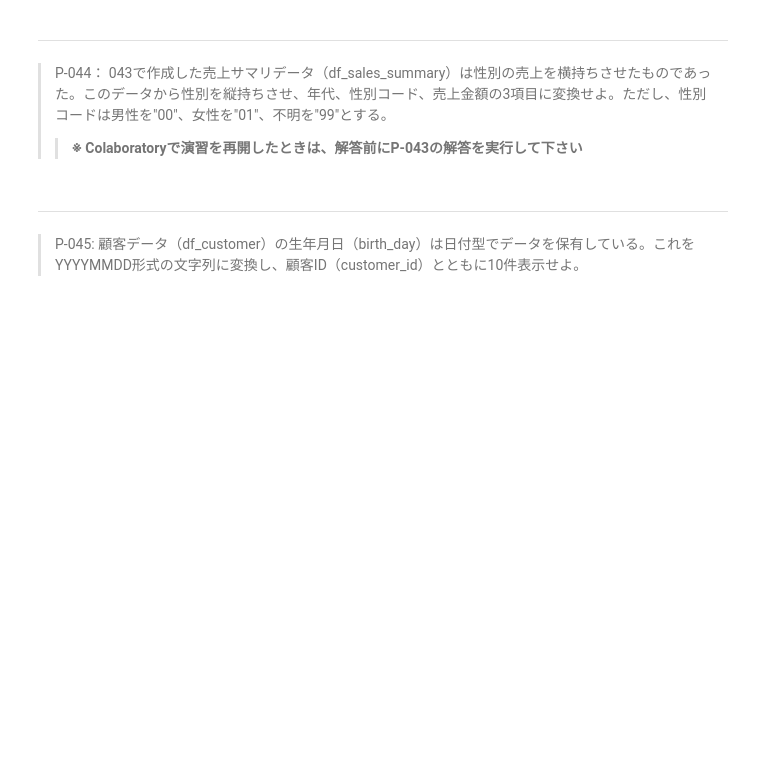
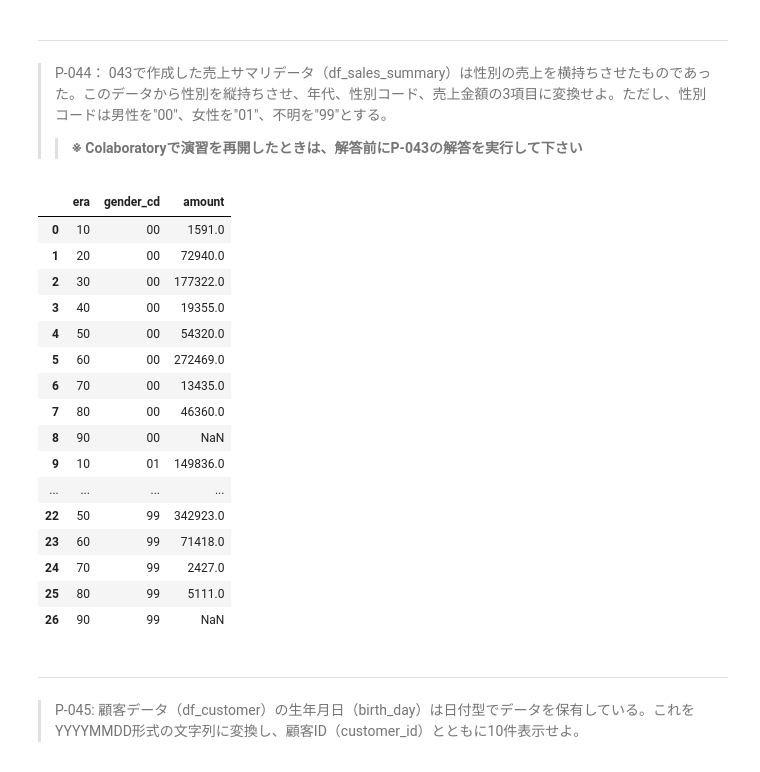
Before and after one commit to kamikami1997/DS100knock, a Jupyter notebook: preprocess_knock_Python_Colab.ipynb, the cells around one changed output. Drawn from its saved outputs; the diff is of its cells as text; code cells hidden in the pictures; blank space fills up the shorter version.

```diff
--- a/preprocess_knock_Python_Colab.ipynb
+++ b/preprocess_knock_Python_Colab.ipynb
@@ -790,3 +839,15 @@ print(df_product.head())
 > P-043： レシート明細データ（df_receipt）と顧客データ（df_customer）を結合し、性別コード（gender_cd）と年代（ageから計算）ごとに売上金額（amount）を合計した売上サマリデータを作成せよ。性別コードは0が男性、1が女性、9が不明を表すものとする。
 >
 > ただし、項目構成は年代、女性の売上金額、男性の売上金額、性別不明の売上金額の4項目とすること（縦に年代、横に性別のクロス集計）。また、年代は10歳ごとの階級とすること。
+# %%
+df_tmp = pd.merge(df_receipt, df_customer, how="inner", on="customer_id")
+df_tmp["era"] = df_tmp["age"].apply(lambda x: math.floor(x / 10) * 10)
+df_sales_summary = pd.pivot_table(
+    df_tmp,
+    index="era",
+    columns="gender_cd",
+    values="amount",
+    aggfunc="sum"
+).reset_index()
+df_sales_summary.columns = ["era", "male", "female", "unknown"]
+df_sales_summary
@@ -795,6 +867,40 @@ print(df_product.head())
 > P-044： 043で作成した売上サマリデータ（df_sales_summary）は性別の売上を横持ちさせたものであった。このデータから性別を縦持ちさせ、年代、性別コード、売上金額の3項目に変換せよ。ただし、性別コードは男性を"00"、女性を"01"、不明を"99"とする。
 >
 >> **※ Colaboratoryで演習を再開したときは、解答前にP-043の解答を実行して下さい**
+# %%
+df_sales_summary_long = df_sales_summary.melt(
+    id_vars=["era"],
+    value_vars=["male", "female", "unknown"],
+    var_name="gender_cd",
+    value_name="amount"
+)
+
+df_sales_summary_long["gender_cd"] = (
+    df_sales_summary_long["gender_cd"].replace({
+        "male": "00",
+        "female": "01",
+        "unknown": "99"
+    })
+)
+df_sales_summary_long
+# %% [output]
+|  | era | gender_cd | amount |
+| 0 | 10 | 00 | 1591.0 |
+| 1 | 20 | 00 | 72940.0 |
+| 2 | 30 | 00 | 177322.0 |
+| 3 | 40 | 00 | 19355.0 |
+| 4 | 50 | 00 | 54320.0 |
+| 5 | 60 | 00 | 272469.0 |
+| 6 | 70 | 00 | 13435.0 |
+| 7 | 80 | 00 | 46360.0 |
+| 8 | 90 | 00 | NaN |
+| 9 | 10 | 01 | 149836.0 |
+| ... | ... | ... | ... |
+| 22 | 50 | 99 | 342923.0 |
+| 23 | 60 | 99 | 71418.0 |
+| 24 | 70 | 99 | 2427.0 |
+| 25 | 80 | 99 | 5111.0 |
+| 26 | 90 | 99 | NaN |
 # %% [markdown]
 ---
 > P-045: 顧客データ（df_customer）の生年月日（birth_day）は日付型でデータを保有している。これをYYYYMMDD形式の文字列に変換し、顧客ID（customer_id）とともに10件表示せよ。
```
Also changed, not shown: parts of 4 cells of this notebook.
